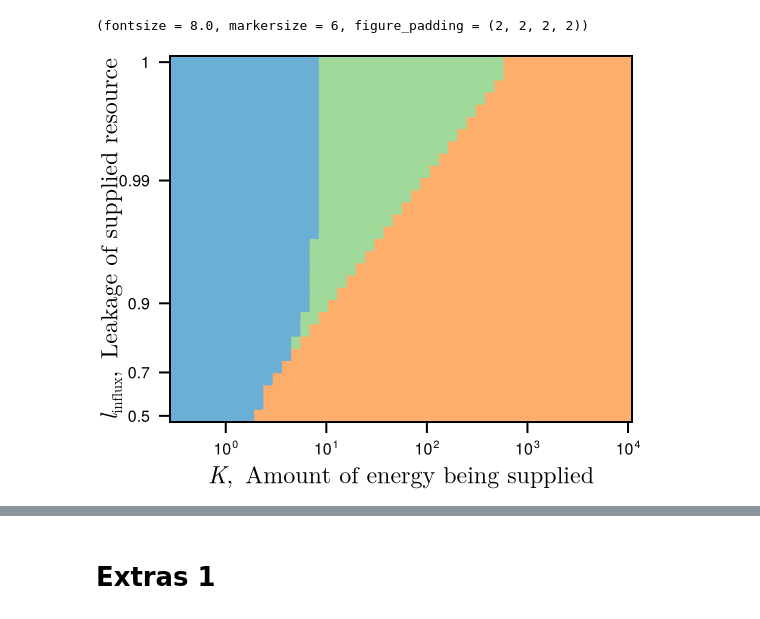
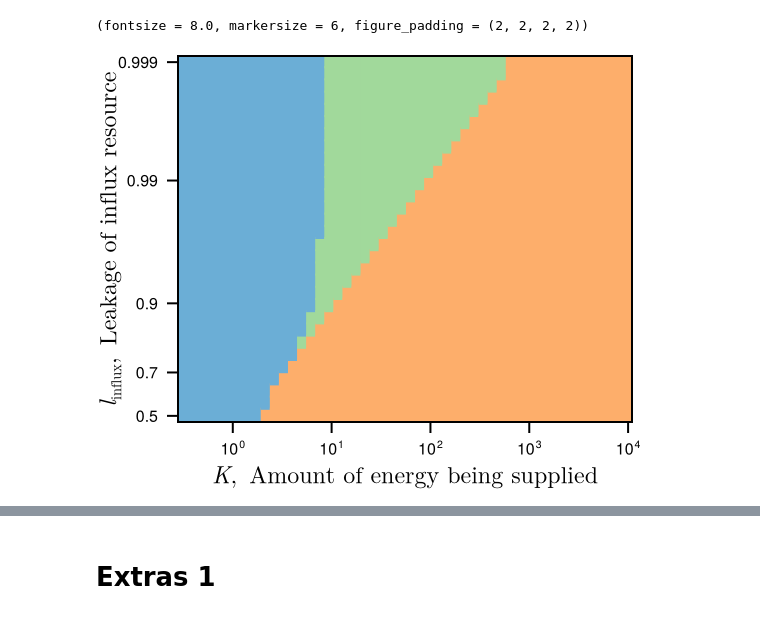
Before and after one commit to kockahonza/SSMC, a Jupyter notebook: notebooks/forfigures/Single influx.ipynb, the cells around one changed output, grey strips where cells are left out. Saved outputs shown, nothing was run; the diff lists cells and outputs as text; code cells hidden in the pictures.

```diff
--- a/notebooks/forfigures/Single influx.ipynb
+++ b/notebooks/forfigures/Single influx.ipynb
@@ -254,26 +254,26 @@ default_fig_kwargs = (;
 # %%
 fig = Figure(;
     size=(double_col_width * 0.4, (double_col_width / golden_ratio) * 0.52),
     figure_padding=(2., 5., 2., 2.),
 )
 ax = Axis(fig[1,1];
     xscale=log10,
     xlabelsize=8fontsize_ltex_pt,
     ylabelsize=8fontsize_ltex_pt,
     xticklabelsize=6fontsize_pt,
     yticklabelsize=6fontsize_pt,
 )
 
 heatmap!(ax, Ks, LeakageScale.ltox.(lis), dominant)
 eps_ticks = [0.5, 0.3, 0.1, 0.01, 0.001]
-ax.yticks = (LeakageScale.etox.(eps_ticks), [(@sprintf "%.2g" (1-e)) for e in eps_ticks])
-ax.ylabel = L"l_\text{influx},\enspace\text{Leakage of supplied resource}"
+ax.yticks = (LeakageScale.etox.(eps_ticks), [(@sprintf "%.3g" (1-e)) for e in eps_ticks])
+ax.ylabel = L"l_\text{influx},\enspace\text{Leakage of influx resource}"
 ax.xlabel = L"K,\enspace\text{Amount of energy being supplied}"
 
 ax.ylabelpadding = -3.
 
 Makie.save("../../figures/fig1/K_vs_l_pd.pdf", fig)
 
 fig
 # %% [output]
-[figure, old version]
+[figure, new version]
```
Also changed, not shown: parts of 1 cell of this notebook, 9 other files.
